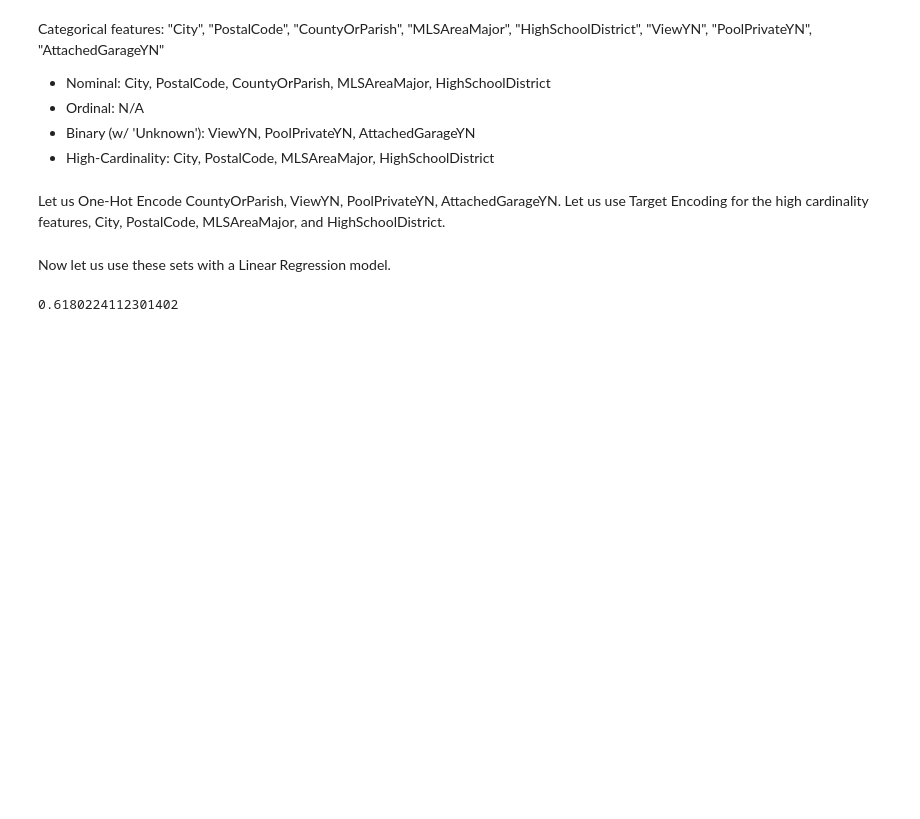
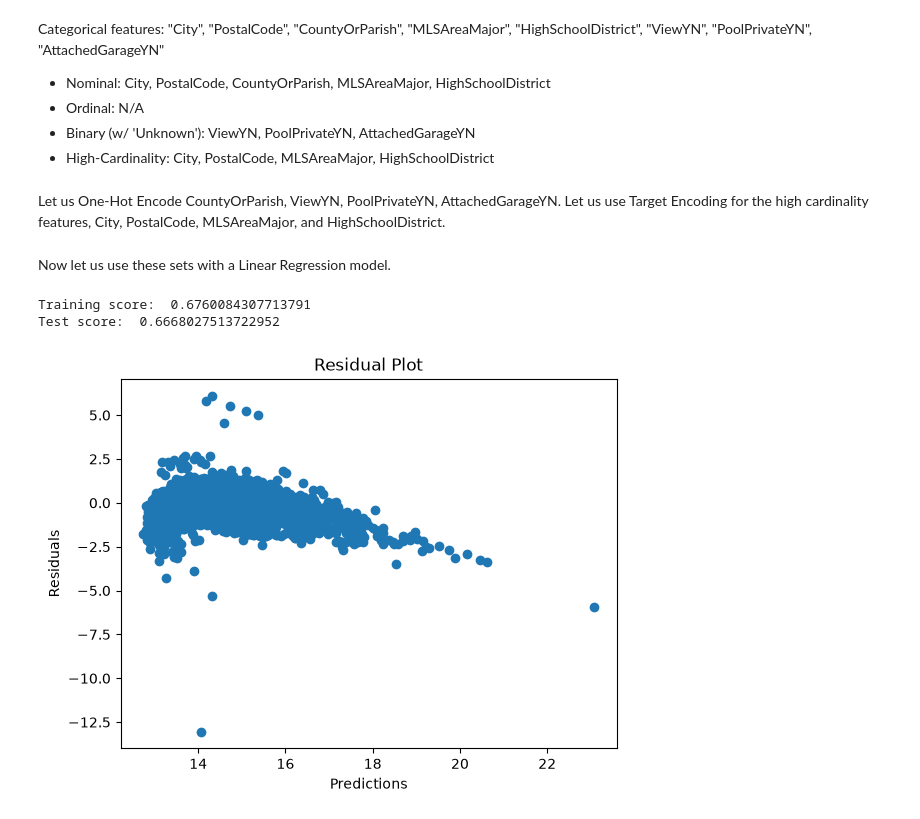
Before and after one commit to alisannec/idx-exchange, a Jupyter notebook: 02_preprocessing.ipynb, the cells around one changed output. Drawn from its saved outputs; the diff is of its cells as text; code cells hidden in the pictures; blank space fills up the shorter version.

```diff
--- a/02_preprocessing.ipynb
+++ b/02_preprocessing.ipynb
@@ -224,7 +224,7 @@ df['AttachedGarageYN'] = df['AttachedGarageYN'].fillna('Unknown')
 ### 2. Train/Test Split + Imputation
 # %%
 # the last 23260 entries should be the test set - from May 2026
-train = df.iloc[0:118728]
+train = df.iloc[23154+22883+23646:118728] # BEST: August 2025 - April 2026 (around 0.67)
 test = df.iloc[118728:]
 
 X_train = train.drop(['ClosePrice'], axis=1)
@@ -319,10 +322,21 @@ Now let us use these sets with a Linear Regression model.
 # %%
 from sklearn.linear_model import LinearRegression
 
 lr = LinearRegression() # fit_intercept=True
 # log transform ClosePrice
 lr.fit(X_train, np.log1p(Y_train))
 
-lr.score(X_test, np.log1p(Y_test))
+print('Training score: ', lr.score(X_train, np.log1p(Y_train)))
+print('Test score: ', lr.score(X_test, np.log1p(Y_test)))
+
+predictions = lr.predict(X_train)
+residuals = np.log1p(Y_train) - predictions
+
+plt.scatter(predictions, residuals)
+plt.title('Residual Plot')
+plt.xlabel('Predictions')
+plt.ylabel('Residuals');
 # %% [output]
-0.6180224112301402
+Training score:  0.6760084307713791
+Test score:  0.6668027513722952
+[figure, added]
```
Also changed, not shown: parts of 7 cells of this notebook.
